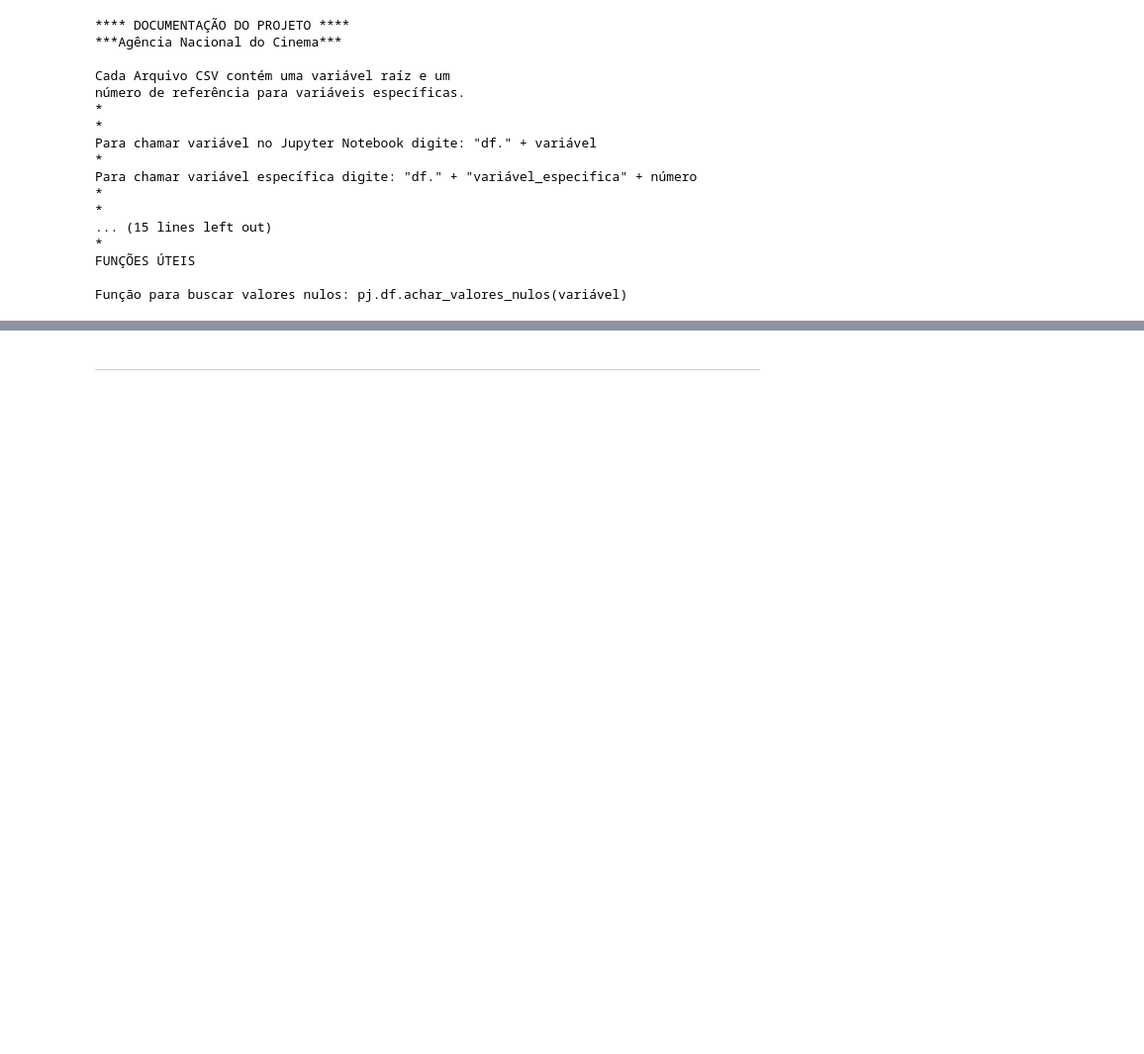
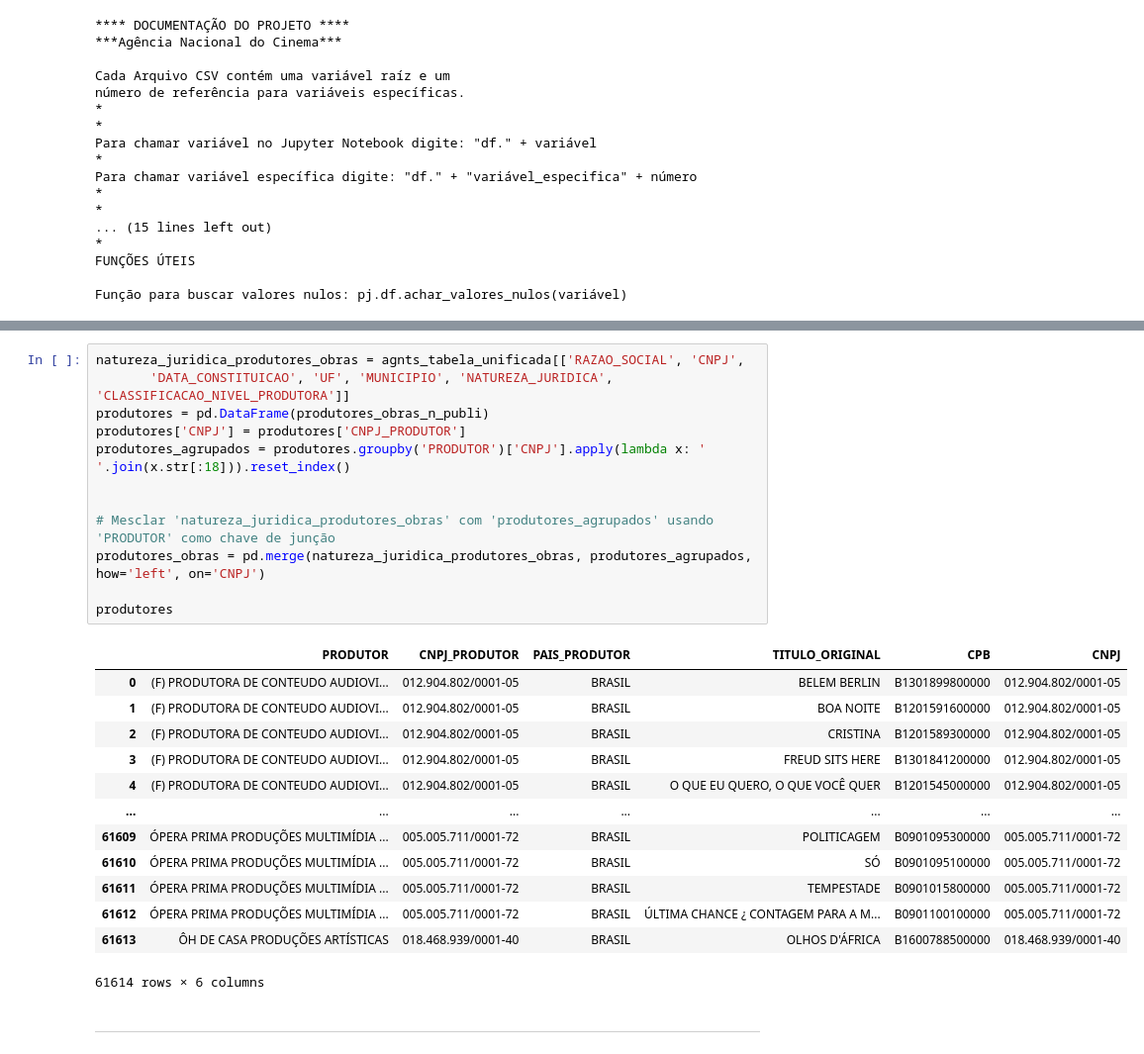
Before and after one commit to fonsecadados/AgenciaNacionalDoCinema_ANCINE, a Jupyter notebook: ANCINE_DesafiosEOportunidades.ipynb, the cells around one changed output, grey strips where cells are left out. Shown at 99% size. Saved outputs shown, nothing was run; the diff lists cells and outputs as text; blank space fills up the shorter version.

```diff
--- a/ANCINE_DesafiosEOportunidades.ipynb
+++ b/ANCINE_DesafiosEOportunidades.ipynb
@@ -666,3 +714,29 @@ Função para buscar valores nulos: pj.df.achar_valores_nulos(variável)
+# %%
+natureza_juridica_produtores_obras = agnts_tabela_unificada[['RAZAO_SOCIAL', 'CNPJ',
+       'DATA_CONSTITUICAO', 'UF', 'MUNICIPIO', 'NATUREZA_JURIDICA', 'CLASSIFICACAO_NIVEL_PRODUTORA']]
+produtores = pd.DataFrame(produtores_obras_n_publi)
+produtores['CNPJ'] = produtores['CNPJ_PRODUTOR']
+produtores_agrupados = produtores.groupby('PRODUTOR')['CNPJ'].apply(lambda x: ' '.join(x.str[:18])).reset_index()
+
+
+# Mesclar 'natureza_juridica_produtores_obras' com 'produtores_agrupados' usando 'PRODUTOR' como chave de junção
+produtores_obras = pd.merge(natureza_juridica_produtores_obras, produtores_agrupados, how='left', on='CNPJ')
+
+produtores
+# %% [output]
+|  | PRODUTOR | CNPJ_PRODUTOR | PAIS_PRODUTOR | TITULO_ORIGINAL | CPB | CNPJ |
+| 0 | (F) PRODUTORA DE CONTEUDO AUDIOVI... | 012.904.802/0001-05 | BRASIL | BELEM BERLIN | B1301899800000 | 012.904.802/0001-05 |
+| 1 | (F) PRODUTORA DE CONTEUDO AUDIOVI... | 012.904.802/0001-05 | BRASIL | BOA NOITE | B1201591600000 | 012.904.802/0001-05 |
+| 2 | (F) PRODUTORA DE CONTEUDO AUDIOVI... | 012.904.802/0001-05 | BRASIL | CRISTINA | B1201589300000 | 012.904.802/0001-05 |
+| 3 | (F) PRODUTORA DE CONTEUDO AUDIOVI... | 012.904.802/0001-05 | BRASIL | FREUD SITS HERE | B1301841200000 | 012.904.802/0001-05 |
+| 4 | (F) PRODUTORA DE CONTEUDO AUDIOVI... | 012.904.802/0001-05 | BRASIL | O QUE EU QUERO, O QUE VOCÊ QUER | B1201545000000 | 012.904.802/0001-05 |
+| ... | ... | ... | ... | ... | ... | ... |
+| 61609 | ÓPERA PRIMA PRODUÇÕES MULTIMÍDIA ... | 005.005.711/0001-72 | BRASIL | POLITICAGEM | B0901095300000 | 005.005.711/0001-72 |
+| 61610 | ÓPERA PRIMA PRODUÇÕES MULTIMÍDIA ... | 005.005.711/0001-72 | BRASIL | SÓ | B0901095100000 | 005.005.711/0001-72 |
+| 61611 | ÓPERA PRIMA PRODUÇÕES MULTIMÍDIA ... | 005.005.711/0001-72 | BRASIL | TEMPESTADE | B0901015800000 | 005.005.711/0001-72 |
+| 61612 | ÓPERA PRIMA PRODUÇÕES MULTIMÍDIA ... | 005.005.711/0001-72 | BRASIL | ÚLTIMA CHANCE ¿ CONTAGEM PARA A M... | B0901100100000 | 005.005.711/0001-72 |
+| 61613 | ÔH DE CASA PRODUÇÕES ARTÍSTICAS | 018.468.939/0001-40 | BRASIL | OLHOS D'ÁFRICA | B1600788500000 | 018.468.939/0001-40 |
+61614 rows × 6 columns
 # %% [markdown]
 ---
 # %% [markdown]
```
Also changed, not shown: parts of 15 cells of this notebook.
